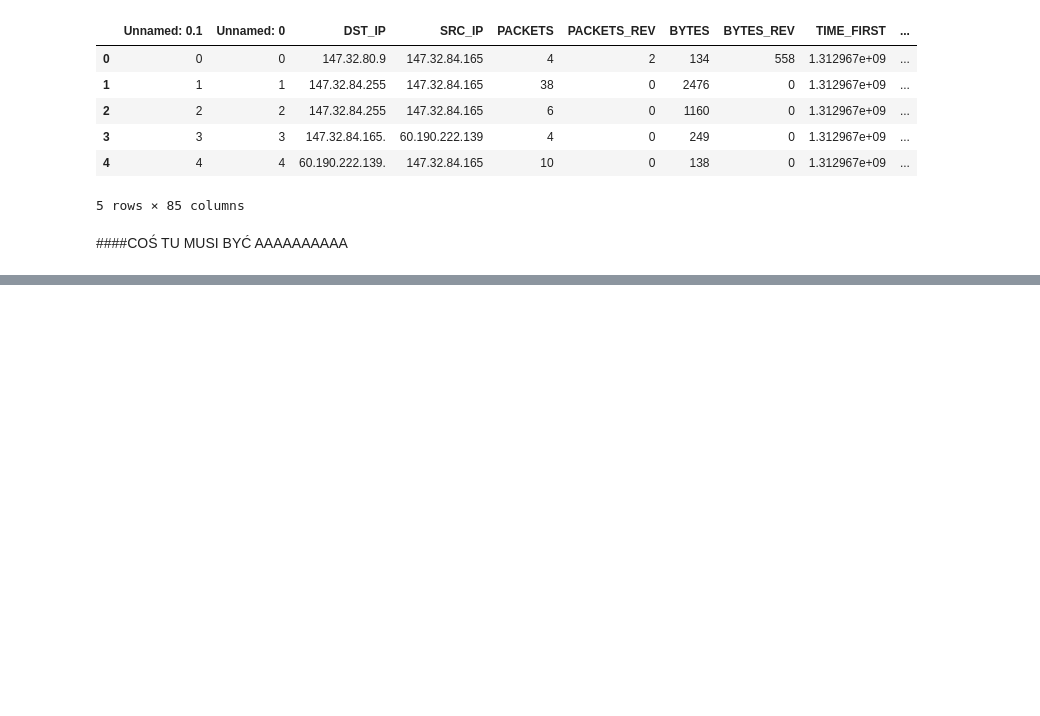
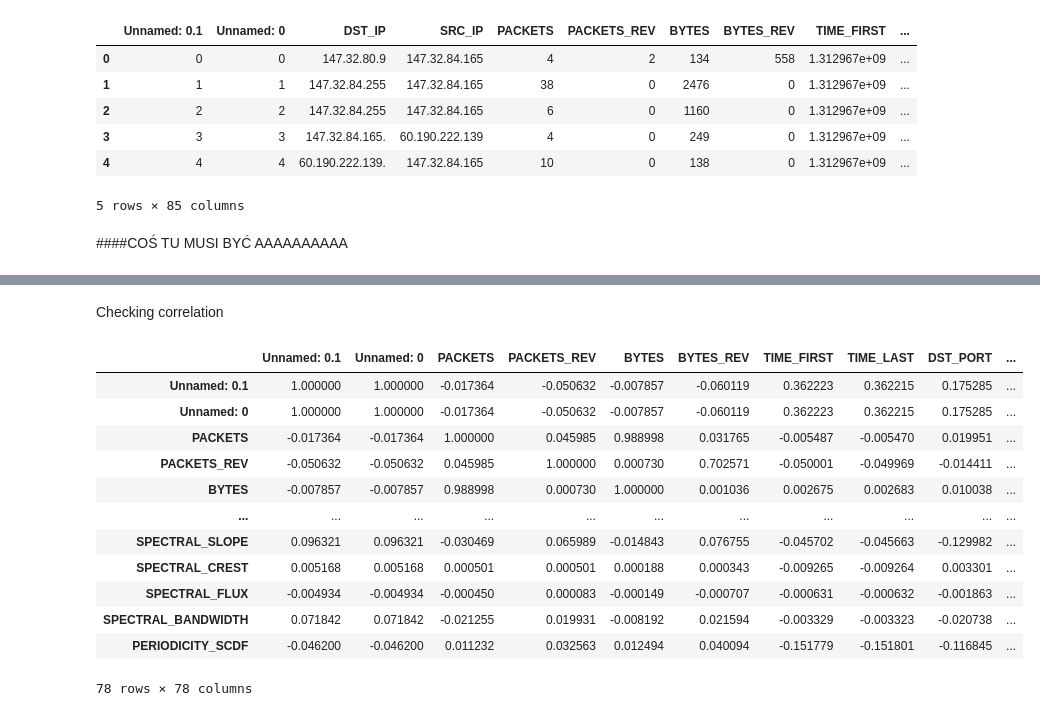
Before and after one commit to ashangel54/Algorithms, a Jupyter notebook: workspace/Network.ipynb, the cells around one changed output, grey strips where cells are left out. Cells and saved outputs as stored; diff of their text form; code cells hidden in the pictures; blank space fills up the shorter version.

```diff
--- a/workspace/Network.ipynb
+++ b/workspace/Network.ipynb
@@ -62,0 +103,20 @@ raw_data.head()
+# %% [markdown]
+Checking correlation
+# %%
+numeric_data = raw_data.select_dtypes(include=[np.number])
+correlation_matrix = numeric_data.corr()
+correlation_matrix
+# %% [output]
+|  | Unnamed: 0.1 | Unnamed: 0 | PACKETS | PACKETS_REV | BYTES | BYTES_REV | TIME_FIRST | TIME_LAST | DST_PORT | ... |
+| Unnamed: 0.1 | 1.000000 | 1.000000 | -0.017364 | -0.050632 | -0.007857 | -0.060119 | 0.362223 | 0.362215 | 0.175285 | ... |
+| Unnamed: 0 | 1.000000 | 1.000000 | -0.017364 | -0.050632 | -0.007857 | -0.060119 | 0.362223 | 0.362215 | 0.175285 | ... |
+| PACKETS | -0.017364 | -0.017364 | 1.000000 | 0.045985 | 0.988998 | 0.031765 | -0.005487 | -0.005470 | 0.019951 | ... |
+| PACKETS_REV | -0.050632 | -0.050632 | 0.045985 | 1.000000 | 0.000730 | 0.702571 | -0.050001 | -0.049969 | -0.014411 | ... |
+| BYTES | -0.007857 | -0.007857 | 0.988998 | 0.000730 | 1.000000 | 0.001036 | 0.002675 | 0.002683 | 0.010038 | ... |
+| ... | ... | ... | ... | ... | ... | ... | ... | ... | ... | ... |
+| SPECTRAL_SLOPE | 0.096321 | 0.096321 | -0.030469 | 0.065989 | -0.014843 | 0.076755 | -0.045702 | -0.045663 | -0.129982 | ... |
+| SPECTRAL_CREST | 0.005168 | 0.005168 | 0.000501 | 0.000501 | 0.000188 | 0.000343 | -0.009265 | -0.009264 | 0.003301 | ... |
+| SPECTRAL_FLUX | -0.004934 | -0.004934 | -0.000450 | 0.000083 | -0.000149 | -0.000707 | -0.000631 | -0.000632 | -0.001863 | ... |
+| SPECTRAL_BANDWIDTH | 0.071842 | 0.071842 | -0.021255 | 0.019931 | -0.008192 | 0.021594 | -0.003329 | -0.003323 | -0.020738 | ... |
+| PERIODICITY_SCDF | -0.046200 | -0.046200 | 0.011232 | 0.032563 | 0.012494 | 0.040094 | -0.151779 | -0.151801 | -0.116845 | ... |
+78 rows × 78 columns
```
Also changed, not shown: parts of 30 cells of this notebook.
